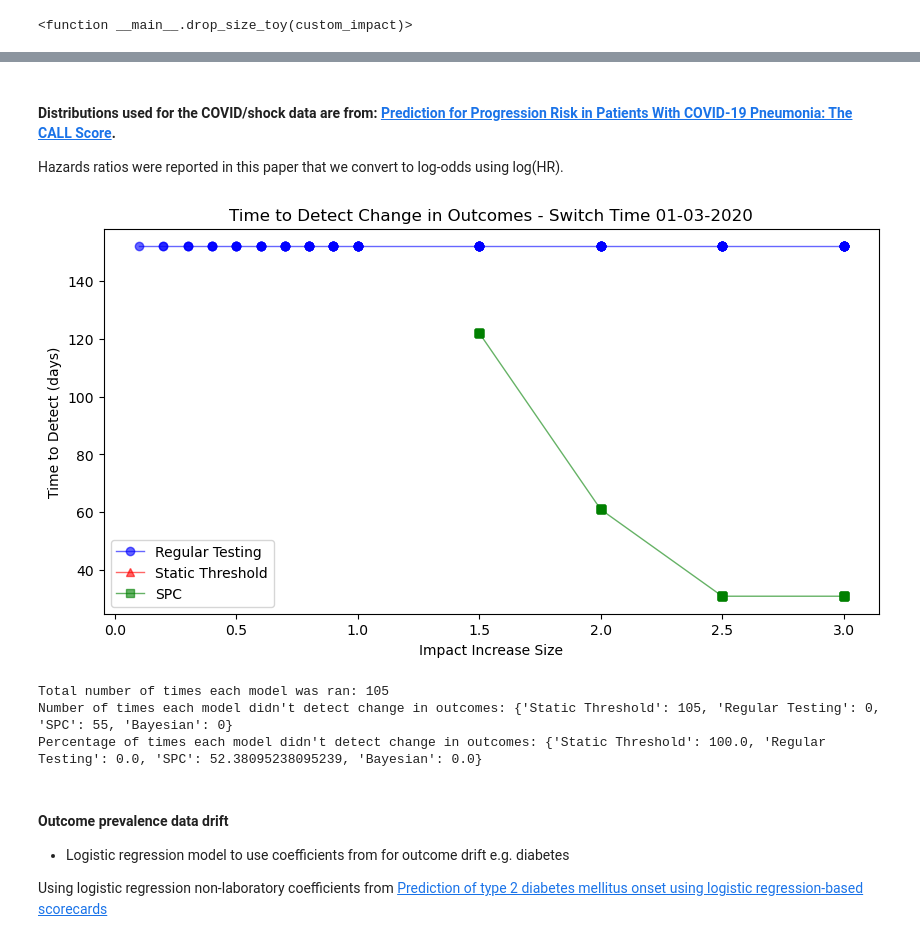
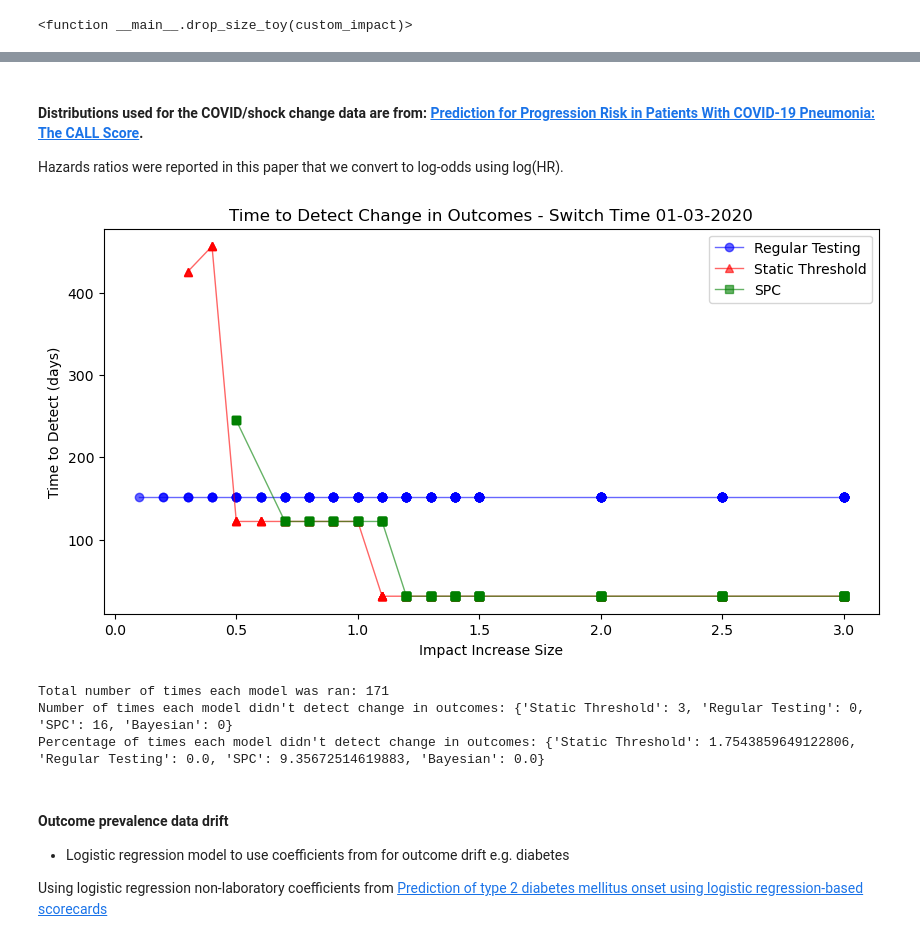
Before and after one commit to sdrelton/PREDICT, a Jupyter notebook: Comparison/detect_comparison.ipynb, the cells around one changed output, grey strips where cells are left out. Drawn from its saved outputs; the diff is of its cells as text; code cells hidden in the pictures.

```diff
--- a/Comparison/detect_comparison.ipynb
+++ b/Comparison/detect_comparison.ipynb
@@ -271,12 +296,12 @@ df
 18880 rows × 6 columns
 # %% [markdown]
-#### Distributions used for the COVID/shock data are from: [Prediction for Progression Risk in Patients With COVID-19 Pneumonia: The CALL Score](https://academic.oup.com/cid/article/71/6/1393/5818317).
+#### Distributions used for the COVID/shock change data are from: [Prediction for Progression Risk in Patients With COVID-19 Pneumonia: The CALL Score](https://academic.oup.com/cid/article/71/6/1393/5818317).
 Hazards ratios were reported in this paper that we convert to log-odds using log(HR).
 # %%
 total_runs = 0
 
 #custom_impacts = [1.0, 1.5, 2.0, 2.5, 3.0, 3.5, 4.0]
-custom_impacts = [0.1, 0.2, 0.3, 0.4, 0.5, 0.6, 0.7, 0.8, 0.9, 1.0, 1.5, 2.0, 2.5, 3.0]
+custom_impacts = [0.1, 0.2, 0.3, 0.4, 0.5, 0.6, 0.7, 0.8, 0.9, 1.0, 1.1, 1.2, 1.3, 1.4, 1.5, 2.0, 2.5, 3.0]
 switchDateStrings = ['01-03-2020']#, '01-04-2020']#, '01-05-2020']
 undetected = dict({"Static Threshold": 0, "Regular Testing": 0, "SPC": 0, "Bayesian": 0})
 
@@ -332,7 +357,7 @@ for switchDateString in switchDateStrings:
 
             # Calculate baseline log-odds
             # sex influence 1.2 due to not being provided in the paper
-            lp = -1.5 + log_age * (age - 70) / 5 +  log_ldh * (ldh_high - 0.15) + log_comorbidity * (comorbidity - 0.3) + 1.2 * (sex - 0.562)
+            lp = -1.5 + log_age * (age - 44) / 16.3 +  log_ldh * (ldh_high - 0.15) + log_comorbidity * (comorbidity - 0.3) + 1.2 * (sex - 0.562)
             curpredictions = 1 / (1 + np.exp(-lp))  # Convert to probability
 
             # Simulate COVID effects
@@ -391,13 +416,13 @@ for switchDateString in switchDateStrings:
             ############################ Static Threshold ############################
             model = RecalibratePredictions()
             recalthreshold = 0.7
-            model.trigger = AccuracyThreshold(model=model, threshold=recalthreshold)
+            model.trigger = AccuracyThreshold(model=model, threshold=recalthreshold) # TODO: change to auroc or calibration
             ttd = get_model_updated_log(df, model, switch_times, i, "Static Threshold")
             static_ttd.append(ttd)
 
             ############################ SPC ############################
             model = RecalibratePredictions()
-            model.trigger = SPCTrigger(model=model, input_data=df, numMonths=3, verbose=False)
+            model.trigger = SPCTrigger(model=model, input_data=df, numMonths=3, verbose=False) # TODO: change months 3, 5, 7
             ttd = get_model_updated_log(df, model, switch_times, i, "SPC")
             spc_ttd.append(ttd)
 
@@ -414,37 +439,37 @@ for switchDateString in switchDateStrings:
             # kmf.plot()
 
 
     # plot the time to detect for all models
     plt.figure(figsize=(10, 5))
     plt.title(f"Time to Detect Change in Outcomes - Switch Time {switchDateString}")
     regular_ttd_df = pd.DataFrame({"drop_sizes": drop_sizes, "regular_ttd": regular_ttd}).dropna(inplace=False)
     plt.plot("drop_sizes", "regular_ttd", color='blue', label='Regular Testing', marker='o', alpha=0.6, linewidth=1, data=regular_ttd_df)
     static_ttd_df = pd.DataFrame({"drop_sizes": drop_sizes, "static_ttd": static_ttd}).dropna(inplace=False)
     plt.plot("drop_sizes", "static_ttd", color='red', label='Static Threshold', marker='^', alpha=0.6, linewidth=1, data=static_ttd_df)
     spc_ttd_df = pd.DataFrame({"drop_sizes": drop_sizes, "spc_ttd": spc_ttd}).dropna(inplace=False)
 
     plt.plot("drop_sizes", "spc_ttd", color='green', label='SPC', marker='s', alpha=0.6, linewidth=1, data=spc_ttd_df)
     # bayesian_ttd_df = pd.DataFrame({"drop_sizes": drop_sizes, "bayesian_ttd": bayesian_ttd}).dropna(inplace=False)
     # plt.plot("drop_sizes", "bayesian_ttd", color='purple', label='Bayesian', marker='x', alpha=0.6, linewidth=1, data=bayesian_ttd_df)
     plt.xlabel("Impact Increase Size")
     plt.ylabel("Time to Detect (days)")
     plt.legend()
     plt.show()
 
 # kmf = KaplanMeierFitter()
 # kmf.fit(regular_ttd, event_observed=curoutcomes, label='Regular Testing')
 # kmf.plot()
 
 # Print the number of undetected models
 print(f"Total number of times each model was ran: {total_runs}")
 percentages = {key: (value / total_runs * 100) if total_runs > 0 else 0 for key, value in undetected.items()}
 print("Number of times each model didn't detect change in outcomes:", undetected)
 print("Percentage of times each model didn't detect change in outcomes:", percentages)
 # %% [output]
-[figure, old version]
+[figure, new version]
-Total number of times each model was ran: 105
-Number of times each model didn't detect change in outcomes: {'Static Threshold': 105, 'Regular Testing': 0, 'SPC': 55, 'Bayesian': 0}
-Percentage of times each model didn't detect change in outcomes: {'Static Threshold': 100.0, 'Regular Testing': 0.0, 'SPC': 52.38095238095239, 'Bayesian': 0.0}
+Total number of times each model was ran: 171
+Number of times each model didn't detect change in outcomes: {'Static Threshold': 3, 'Regular Testing': 0, 'SPC': 16, 'Bayesian': 0}
+Percentage of times each model didn't detect change in outcomes: {'Static Threshold': 1.7543859649122806, 'Regular Testing': 0.0, 'SPC': 9.35672514619883, 'Bayesian': 0.0}
 # %% [markdown]
 #### Outcome prevalence data drift
 
```
Also changed, not shown: parts of 6 cells of this notebook.
